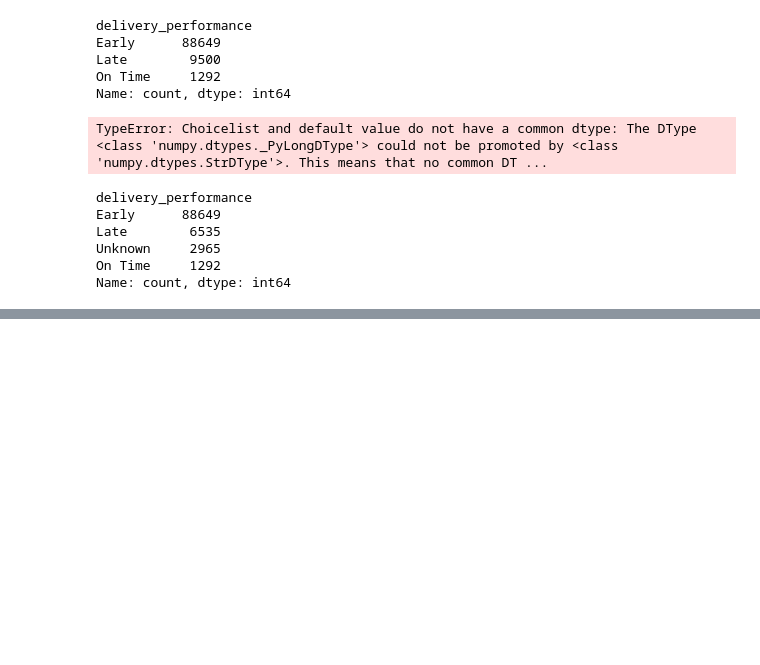
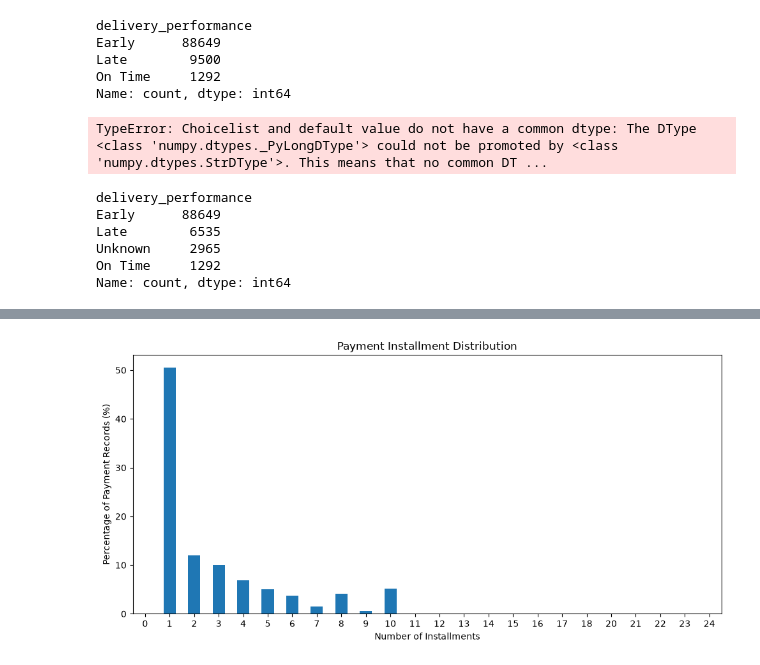
Before and after one commit to PoojaMandal7355/olist-ecommerce-analytics, a Jupyter notebook: notebooks/01_olist_eda.ipynb, the cells around one changed output, grey strips where cells are left out. Saved outputs shown, nothing was run; the diff lists cells and outputs as text; code cells hidden in the pictures; blank space fills up the shorter version.

```diff
--- a/notebooks/01_olist_eda.ipynb
+++ b/notebooks/01_olist_eda.ipynb
@@ -472,0 +674,10 @@ Name: count, dtype: int64
+# %%
+installment_pct = (
+    payments["payment_installments"]
+    .value_counts(normalize=True)
+    .sort_index()
+    .mul(100)
+    .round(2)
+)
+
+installment_pct
@@ -472,0 +702,14 @@ Name: count, dtype: int64
+# %%
+plt.figure(figsize=(10, 5))
+
+installment_pct.plot(kind="bar")
+
+plt.title("Payment Installment Distribution")
+plt.xlabel("Number of Installments")
+plt.ylabel("Percentage of Payment Records (%)")
+
+plt.xticks(rotation=0)
+plt.tight_layout()
+plt.show()
+# %% [output]
+[figure, added]
```
Also changed, not shown: parts of 12 cells of this notebook.
